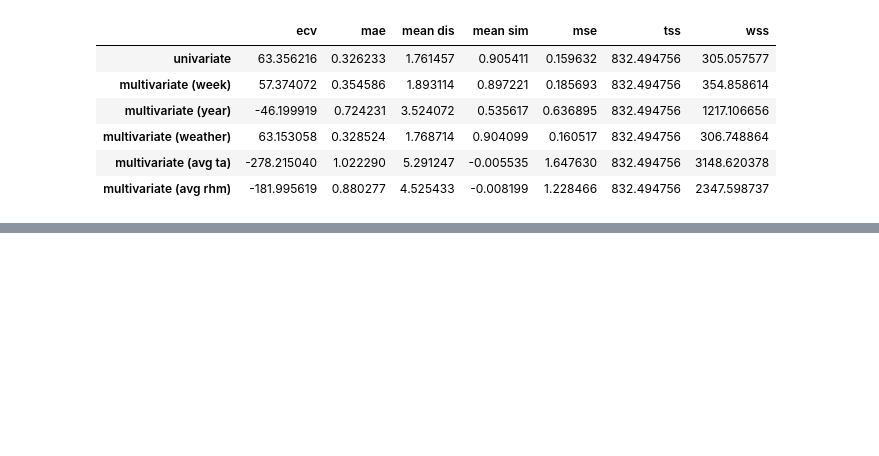
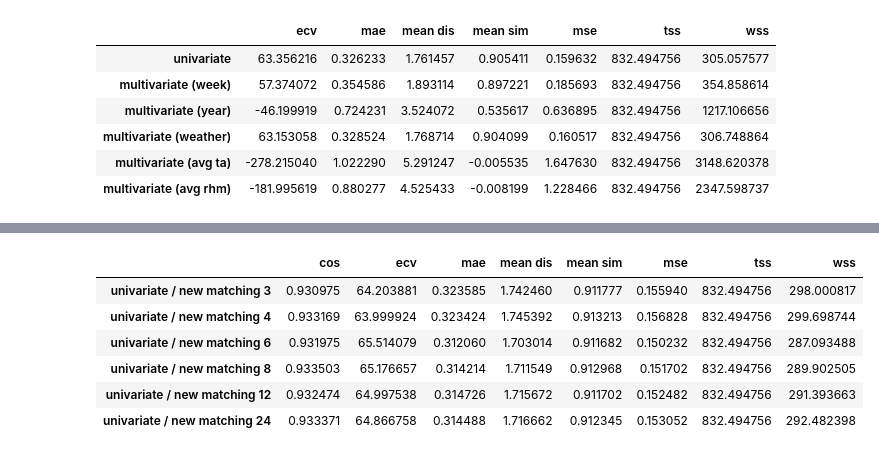
Before and after one commit to formegusto/demand-forecasting, a Jupyter notebook: Cluster Pattern Use (Output).ipynb, the cells around one changed output, grey strips where cells are left out. Cells and saved outputs as stored; diff of their text form; code cells hidden in the pictures; blank space fills up the shorter version.

```diff
--- a/Cluster Pattern Use (Output).ipynb
+++ b/Cluster Pattern Use (Output).ipynb
@@ -243,0 +341,10 @@ val_evaluate_df
+# %%
+val_evaluate_df
+# %% [output]
+|  | cos | ecv | mae | mean dis | mean sim | mse | tss | wss |
+| univariate / new matching 3 | 0.930975 | 64.203881 | 0.323585 | 1.742460 | 0.911777 | 0.155940 | 832.494756 | 298.000817 |
+| univariate / new matching 4 | 0.933169 | 63.999924 | 0.323424 | 1.745392 | 0.913213 | 0.156828 | 832.494756 | 299.698744 |
+| univariate / new matching 6 | 0.931975 | 65.514079 | 0.312060 | 1.703014 | 0.911682 | 0.150232 | 832.494756 | 287.093488 |
+| univariate / new matching 8 | 0.933503 | 65.176657 | 0.314214 | 1.711549 | 0.912968 | 0.151702 | 832.494756 | 289.902505 |
+| univariate / new matching 12 | 0.932474 | 64.997538 | 0.314726 | 1.715672 | 0.911702 | 0.152482 | 832.494756 | 291.393663 |
+| univariate / new matching 24 | 0.933371 | 64.866758 | 0.314488 | 1.716662 | 0.912345 | 0.153052 | 832.494756 | 292.482398 |
```
Also changed, not shown: parts of 3 cells of this notebook, 5 other files.
